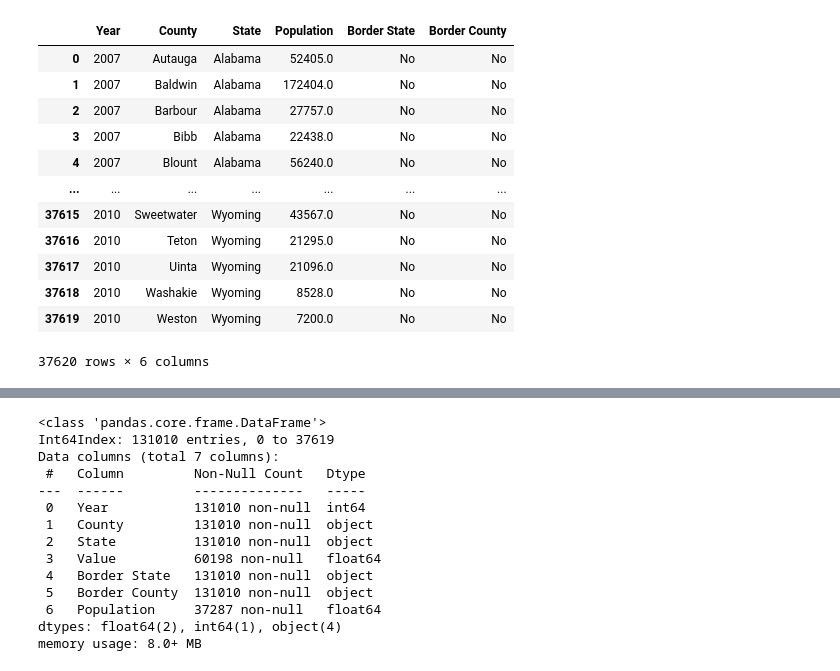
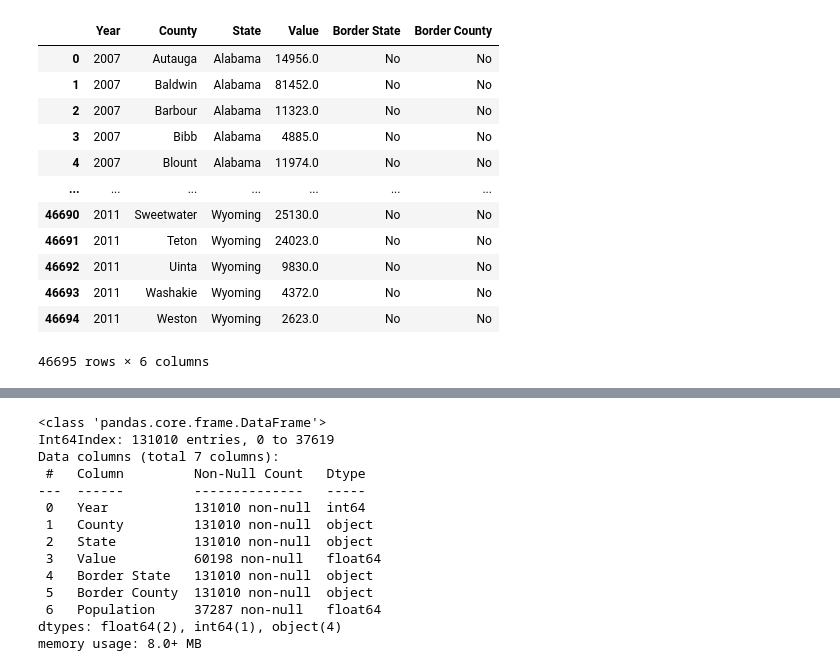
Before and after one commit to franciscouranga52/franciscouranga52-20230508-Nearshoring-Liu-Uranga, a Jupyter notebook: 3.0. Merge jobs, wages and population by county - US.ipynb, the cells around one changed output, grey strips where cells are left out. Cells and saved outputs as stored; diff of their text form; code cells hidden in the pictures.

```diff
--- a/3.0. Merge jobs, wages and population by county - US.ipynb
+++ b/3.0. Merge jobs, wages and population by county - US.ipynb
@@ -46 +40,17 @@ dfe.rename(columns = {"Jobs":"Value"}, inplace = True)
+# %%
+dfe
+# %% [output]
+|  | Year | County | State | Value | Border State | Border County |
+| 0 | 2007 | Autauga | Alabama | 14956.0 | No | No |
+| 1 | 2007 | Baldwin | Alabama | 81452.0 | No | No |
+| 2 | 2007 | Barbour | Alabama | 11323.0 | No | No |
+| 3 | 2007 | Bibb | Alabama | 4885.0 | No | No |
+| 4 | 2007 | Blount | Alabama | 11974.0 | No | No |
+| ... | ... | ... | ... | ... | ... | ... |
+| 46690 | 2011 | Sweetwater | Wyoming | 25130.0 | No | No |
+| 46691 | 2011 | Teton | Wyoming | 24023.0 | No | No |
+| 46692 | 2011 | Uinta | Wyoming | 9830.0 | No | No |
+| 46693 | 2011 | Washakie | Wyoming | 4372.0 | No | No |
+| 46694 | 2011 | Weston | Wyoming | 2623.0 | No | No |
+46695 rows × 6 columns
 # %%
@@ -52,19 +62,3 @@ dfw.rename(columns = {"Income":"Value"}, inplace = True)
-# %%
-dfp
-# %% [output]
-|  | Year | County | State | Population | Border State | Border County |
-| 0 | 2007 | Autauga | Alabama | 52405.0 | No | No |
-| 1 | 2007 | Baldwin | Alabama | 172404.0 | No | No |
-| 2 | 2007 | Barbour | Alabama | 27757.0 | No | No |
-| 3 | 2007 | Bibb | Alabama | 22438.0 | No | No |
-| 4 | 2007 | Blount | Alabama | 56240.0 | No | No |
-| ... | ... | ... | ... | ... | ... | ... |
-| 37615 | 2010 | Sweetwater | Wyoming | 43567.0 | No | No |
-| 37616 | 2010 | Teton | Wyoming | 21295.0 | No | No |
-| 37617 | 2010 | Uinta | Wyoming | 21096.0 | No | No |
-| 37618 | 2010 | Washakie | Wyoming | 8528.0 | No | No |
-| 37619 | 2010 | Weston | Wyoming | 7200.0 | No | No |
-37620 rows × 6 columns
 # %%
 ## display df side by side
 display(dfe)
```
Also changed, not shown: parts of 6 cells of this notebook, 1 other file.
